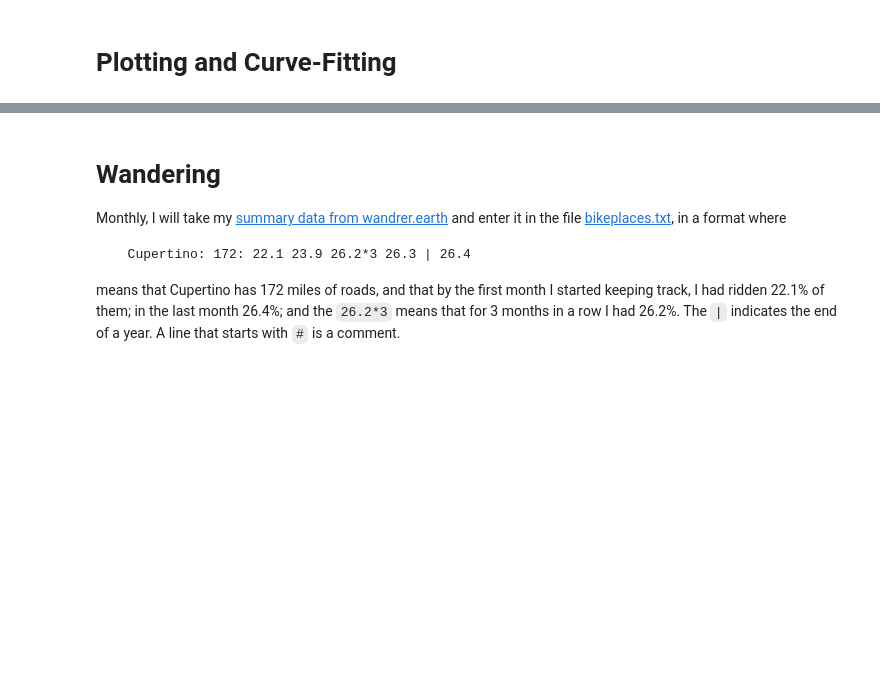
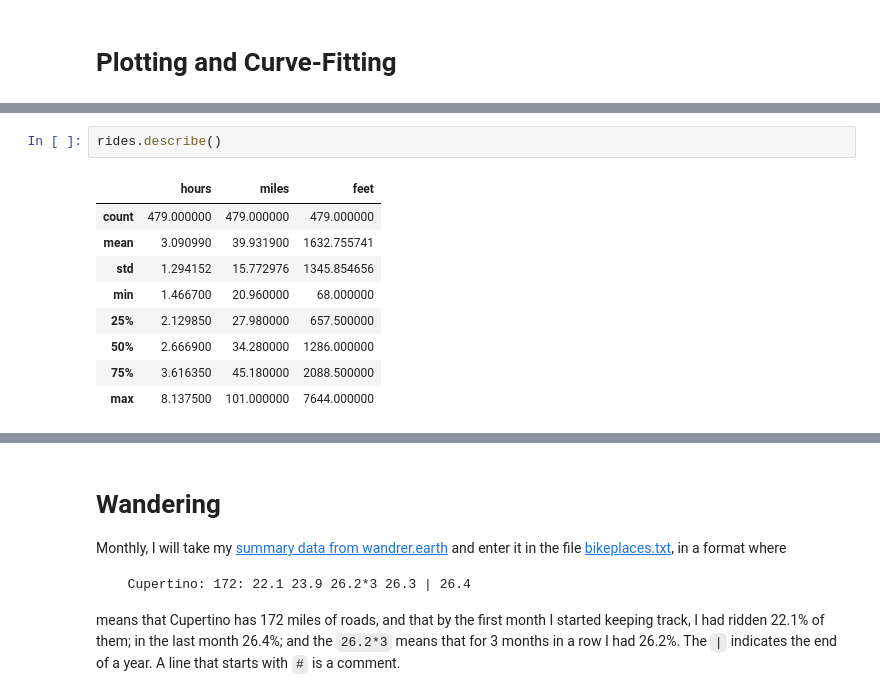
Before and after one commit to norvig/pytudes, a Jupyter notebook: ipynb/BikeCode.ipynb, the cells around one changed output, grey strips where cells are left out. Drawn from its saved outputs; the diff is of its cells as text; blank space fills up the shorter version.

```diff
--- a/ipynb/BikeCode.ipynb
+++ b/ipynb/BikeCode.ipynb
@@ -111,0 +134,12 @@ def estimate(dist, climb, mph=poly_fit(feet/miles, miles/hours, 2)) -> float:
+# %%
+rides.describe()
+# %% [output]
+|  | hours | miles | feet |
+| count | 479.000000 | 479.000000 | 479.000000 |
+| mean | 3.090990 | 39.931900 | 1632.755741 |
+| std | 1.294152 | 15.772976 | 1345.854656 |
+| min | 1.466700 | 20.960000 | 68.000000 |
+| 25% | 2.129850 | 27.980000 | 657.500000 |
+| 50% | 2.666900 | 34.280000 | 1286.000000 |
+| 75% | 3.616350 | 45.180000 | 2088.500000 |
+| max | 8.137500 | 101.000000 | 7644.000000 |
```
Also changed, not shown: parts of 7 cells of this notebook, 2 other files.
